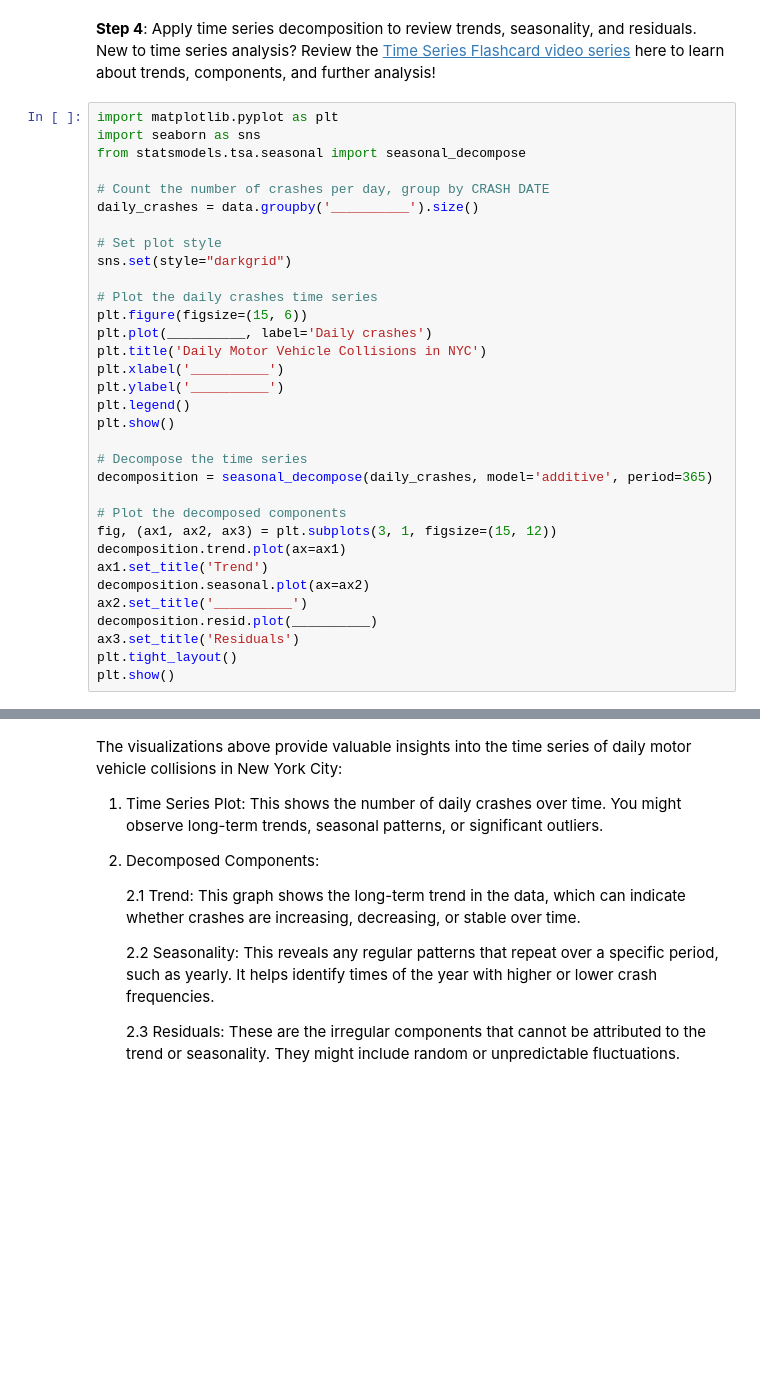
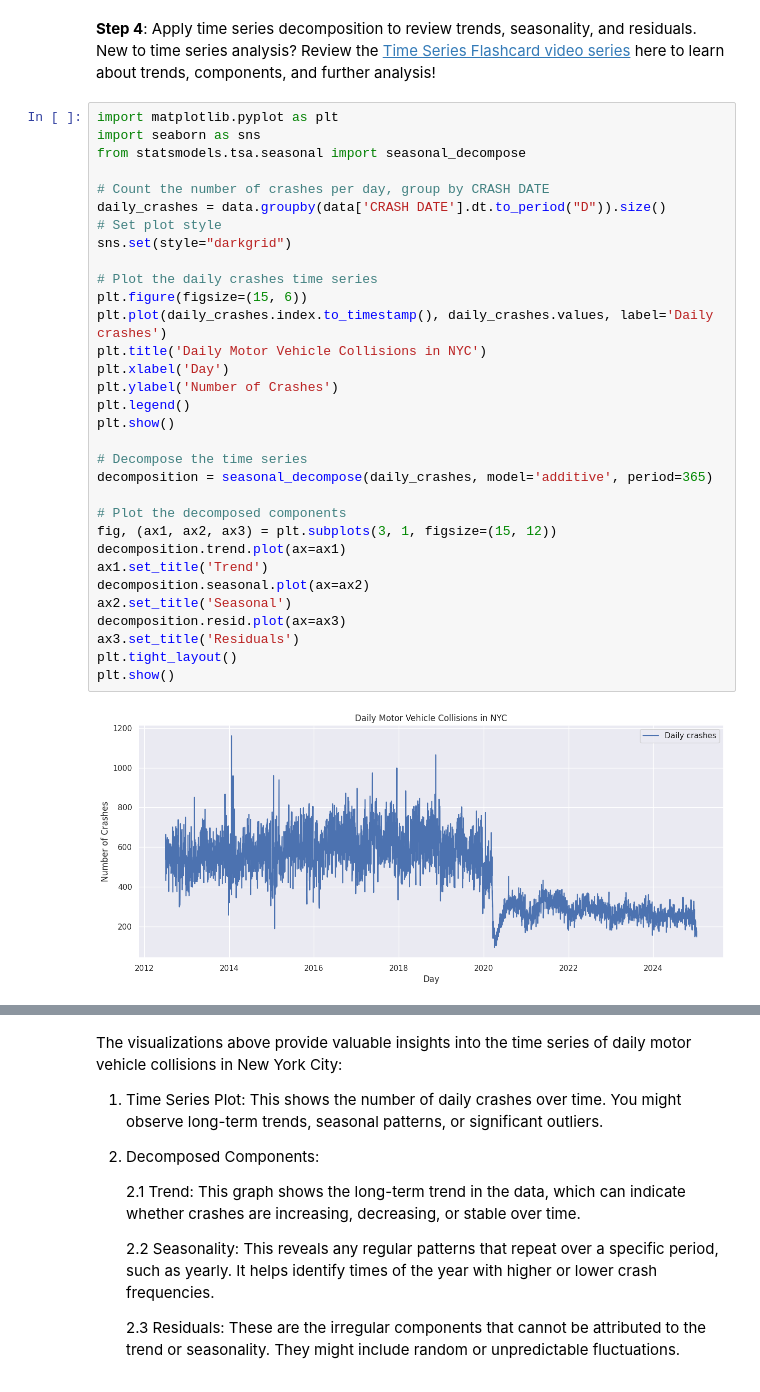
Before and after one commit to SilentStorm2k/Transportation-Data-Science-Project, a Jupyter notebook: Explorer_TDSP_Shivvanandh_Mohan.ipynb, the cells around one changed output, grey strips where cells are left out. Cells and saved outputs as stored; diff of their text form; blank space fills up the shorter version.

```diff
--- a/Explorer_TDSP_Shivvanandh_Mohan.ipynb
+++ b/Explorer_TDSP_Shivvanandh_Mohan.ipynb
@@ -416,33 +423,34 @@ plt.show()
 # %%
 import matplotlib.pyplot as plt
 import seaborn as sns
 from statsmodels.tsa.seasonal import seasonal_decompose
 
 # Count the number of crashes per day, group by CRASH DATE
-daily_crashes = data.groupby('__________').size()
-
+daily_crashes = data.groupby(data['CRASH DATE'].dt.to_period("D")).size()
 # Set plot style
 sns.set(style="darkgrid")
 
 # Plot the daily crashes time series
 plt.figure(figsize=(15, 6))
-plt.plot(__________, label='Daily crashes')
+plt.plot(daily_crashes.index.to_timestamp(), daily_crashes.values, label='Daily crashes')
 plt.title('Daily Motor Vehicle Collisions in NYC')
-plt.xlabel('__________')
-plt.ylabel('__________')
+plt.xlabel('Day')
+plt.ylabel('Number of Crashes')
 plt.legend()
 plt.show()
 
 # Decompose the time series
 decomposition = seasonal_decompose(daily_crashes, model='additive', period=365)
 
 # Plot the decomposed components
 fig, (ax1, ax2, ax3) = plt.subplots(3, 1, figsize=(15, 12))
 decomposition.trend.plot(ax=ax1)
 ax1.set_title('Trend')
 decomposition.seasonal.plot(ax=ax2)
-ax2.set_title('__________')
-decomposition.resid.plot(__________)
+ax2.set_title('Seasonal')
+decomposition.resid.plot(ax=ax3)
 ax3.set_title('Residuals')
 plt.tight_layout()
 plt.show()
+# %% [output]
+[figure, added]
```
Also changed, not shown: parts of 8 cells of this notebook.
